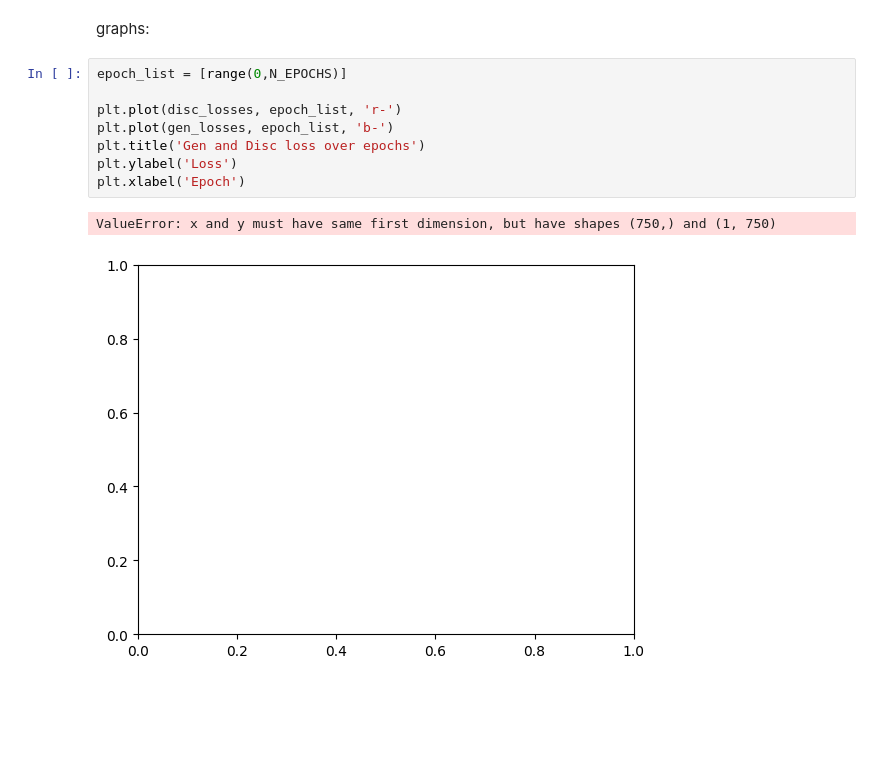
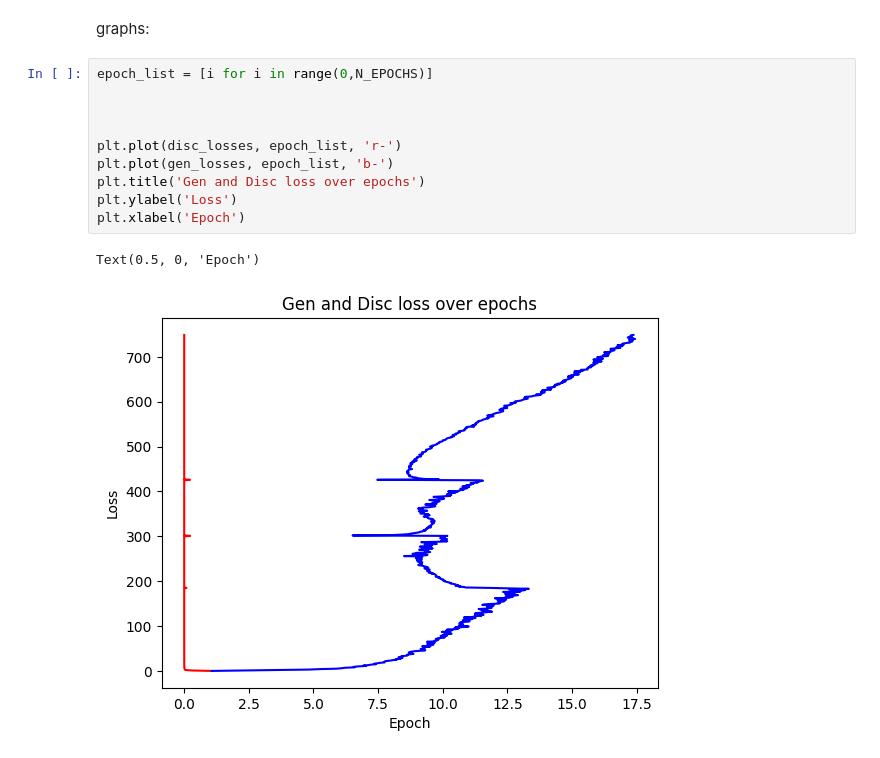
Before and after one commit to natha5/WolfGAN, a Jupyter notebook: GAN.ipynb, the cells around one changed output. Cells and saved outputs as stored; diff of their text form; blank space fills up the shorter version.

Commit message:
<mod> fixed showing loss graph

```diff
--- a/GAN.ipynb
+++ b/GAN.ipynb
@@ -331,13 +331,15 @@ Disc loss = tf.Tensor(5.1198878e-08, shape=(), dtype=float32)
 # %% [markdown]
 graphs:
 # %%
-epoch_list = [range(0,N_EPOCHS)]
+epoch_list = [i for i in range(0,N_EPOCHS)]
+
+
 
 plt.plot(disc_losses, epoch_list, 'r-')
 plt.plot(gen_losses, epoch_list, 'b-')
 plt.title('Gen and Disc loss over epochs')
 plt.ylabel('Loss')
 plt.xlabel('Epoch')
 # %% [output]
-ValueError: x and y must have same first dimension, but have shapes (750,) and (1, 750)
+Text(0.5, 0, 'Epoch')
-[figure, old version]
+[figure, new version]
```
